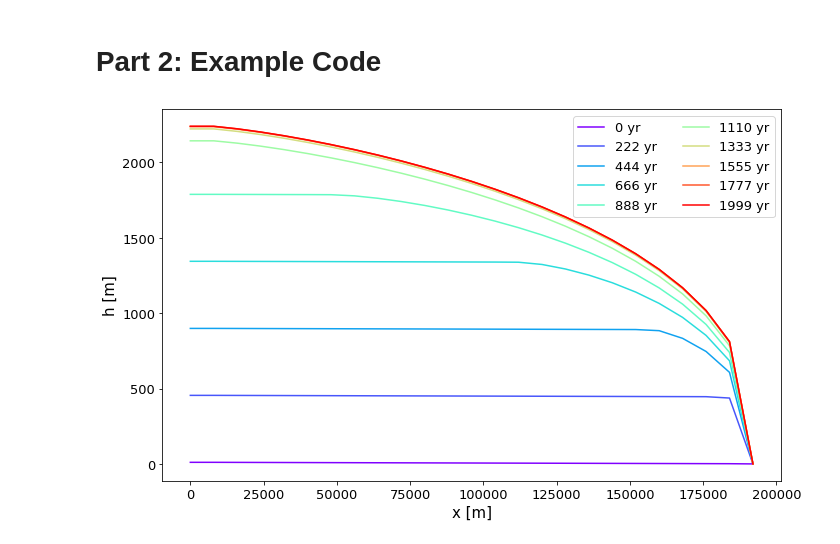
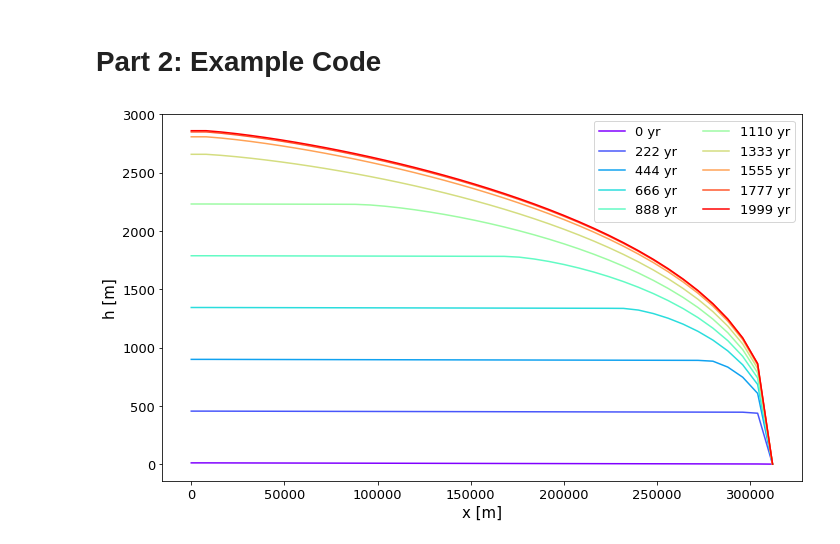
Before and after one commit to vverjans/IceSheetFDM, a Jupyter notebook: iceSheet_v0.ipynb, the cells around one changed output. Drawn from its saved outputs; the diff is of its cells as text; code cells hidden in the pictures.

Commit message:
Number of grid cells

```diff
--- a/iceSheet_v0.ipynb
+++ b/iceSheet_v0.ipynb
@@ -180,7 +180,7 @@ import matplotlib.pyplot as plt
 from scipy.sparse import diags
 
 ##### Set up the domain #####
-nnx          = 25 #number of grid cells
+nnx          = 40 #number of grid cells
 deltax       = 8000.0 #distance between grid cells [m]
 xgrid        = np.linspace(0,(nnx-1)*deltax,nnx) #grid in x-direction
 nnt          = 4000 #number of time steps
@@ -239,31 +239,31 @@ for tt in range(nnt):
     gamma = getGamma(bigD,deltax,deltatSec)
     beta0 = getBeta(bigD,deltax,deltatSec)
     ### Right-hand side source vector ###
     rhs   = hvar+(bdotSec*deltatSec)
     ### Boundary conditions ###
     beta      = np.append(np.append(1,beta0),1)
     alpha[-1] = 0
     gamma[0]  = 1
     rhs[0]    = 0
     rhs[-1]   = 0
     ### Construct matrices ###
     coefMat = diags(diagonals=[-1*alpha[1:],beta,-1*gamma[0:-1]],offsets=[-1,0,1]).toarray()
     ### Compute new h variable ###
     hvarnew = (np.linalg.inv(coefMat))@rhs #right-multiply by the inverse of coefMat
     hvar    = np.maximum(hvarnew,0) #remove negative ice thickness values
     ### Save for plotting ###
     if(tt in StepsPlot):
         listPlot.append(hvar)
 
 ##### Plotting #####
 ls_cols = plt.cm.rainbow(np.linspace(0,1,len(StepsPlot)))
 fig = plt.figure(figsize=[10,6])
 ax  = plt.subplot(111)
 for ii in range(len(StepsPlot)):
     ax.plot(xgrid,listPlot[ii],c=ls_cols[ii],label=f'{int(StepsPlot[ii]*deltatYr)} yr')
 ax.tick_params(axis='both',which='major',labelsize=13)
 ax.set_xlabel('x [m]',fontsize=15),ax.set_ylabel('h [m]',fontsize=15)
 ax.legend(loc='best',ncol=2,fontsize=13)
 fig.tight_layout()
 # %% [output]
-[figure, old version]
+[figure, new version]
```
